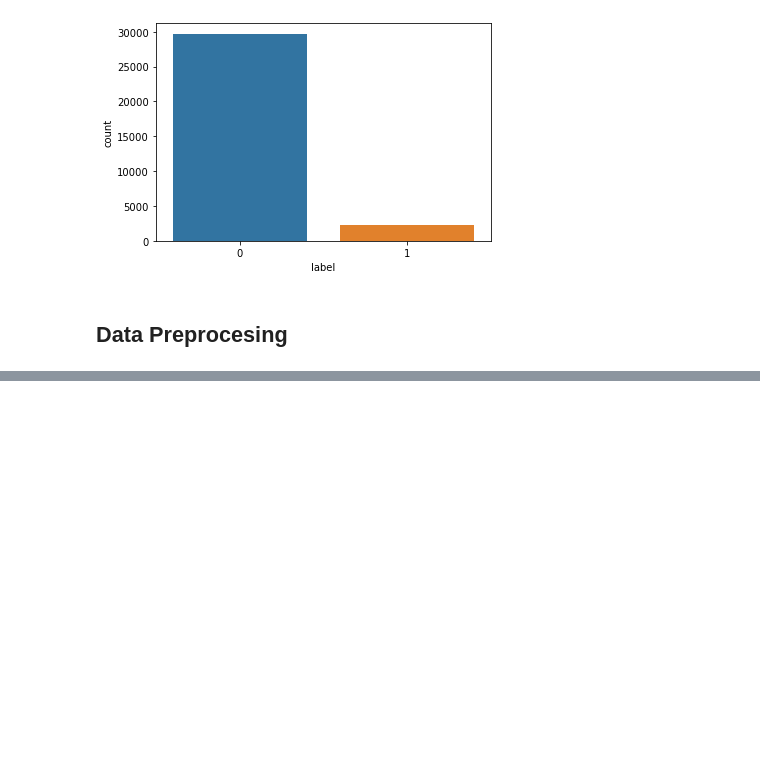
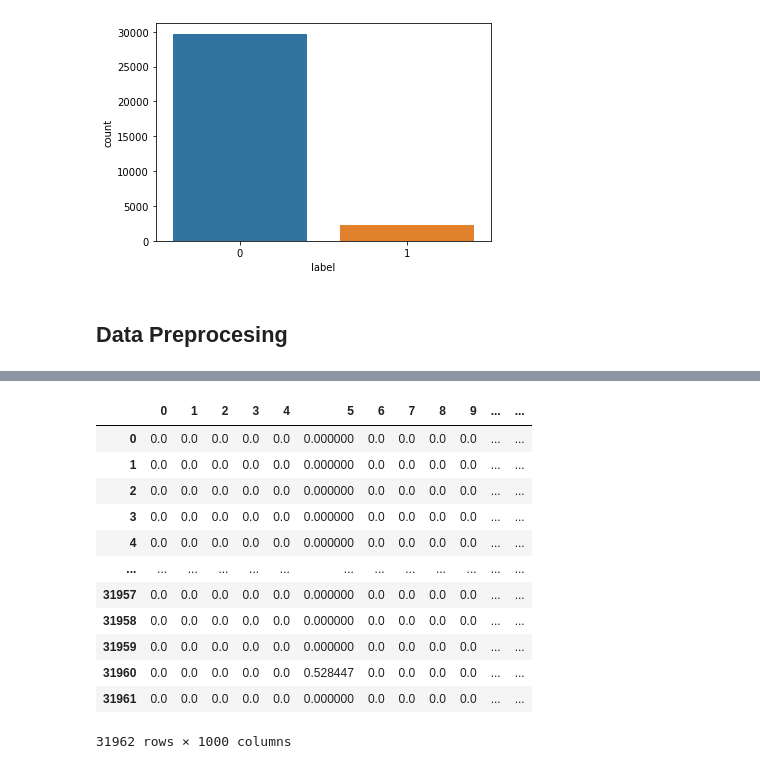
Before and after one commit to bits-mtech/NLP, a Jupyter notebook: Assignment.ipynb, the cells around one changed output, grey strips where cells are left out. Drawn from its saved outputs; the diff is of its cells as text; code cells hidden in the pictures; blank space fills up the shorter version.

```diff
--- a/Assignment.ipynb
+++ b/Assignment.ipynb
@@ -171,0 +371,24 @@ TypeError: expected string or bytes-like object
+# %%
+from sklearn.feature_extraction.text import TfidfVectorizer
+
+tfidf=TfidfVectorizer(max_df=0.90, min_df=2,max_features=1000,stop_words='english')
+
+tfidf_matrix=tfidf.fit_transform(df_train['clean_tweet'])
+
+df_tfidf = pd.DataFrame(tfidf_matrix.todense())
+
+df_tfidf
+# %% [output]
+|  | 0 | 1 | 2 | 3 | 4 | 5 | 6 | 7 | 8 | 9 | ... | ... |
+| 0 | 0.0 | 0.0 | 0.0 | 0.0 | 0.0 | 0.000000 | 0.0 | 0.0 | 0.0 | 0.0 | ... | ... |
+| 1 | 0.0 | 0.0 | 0.0 | 0.0 | 0.0 | 0.000000 | 0.0 | 0.0 | 0.0 | 0.0 | ... | ... |
+| 2 | 0.0 | 0.0 | 0.0 | 0.0 | 0.0 | 0.000000 | 0.0 | 0.0 | 0.0 | 0.0 | ... | ... |
+| 3 | 0.0 | 0.0 | 0.0 | 0.0 | 0.0 | 0.000000 | 0.0 | 0.0 | 0.0 | 0.0 | ... | ... |
+| 4 | 0.0 | 0.0 | 0.0 | 0.0 | 0.0 | 0.000000 | 0.0 | 0.0 | 0.0 | 0.0 | ... | ... |
+| ... | ... | ... | ... | ... | ... | ... | ... | ... | ... | ... | ... | ... |
+| 31957 | 0.0 | 0.0 | 0.0 | 0.0 | 0.0 | 0.000000 | 0.0 | 0.0 | 0.0 | 0.0 | ... | ... |
+| 31958 | 0.0 | 0.0 | 0.0 | 0.0 | 0.0 | 0.000000 | 0.0 | 0.0 | 0.0 | 0.0 | ... | ... |
+| 31959 | 0.0 | 0.0 | 0.0 | 0.0 | 0.0 | 0.000000 | 0.0 | 0.0 | 0.0 | 0.0 | ... | ... |
+| 31960 | 0.0 | 0.0 | 0.0 | 0.0 | 0.0 | 0.528447 | 0.0 | 0.0 | 0.0 | 0.0 | ... | ... |
+| 31961 | 0.0 | 0.0 | 0.0 | 0.0 | 0.0 | 0.000000 | 0.0 | 0.0 | 0.0 | 0.0 | ... | ... |
+31962 rows × 1000 columns
```
Also changed, not shown: parts of 33 cells of this notebook.
